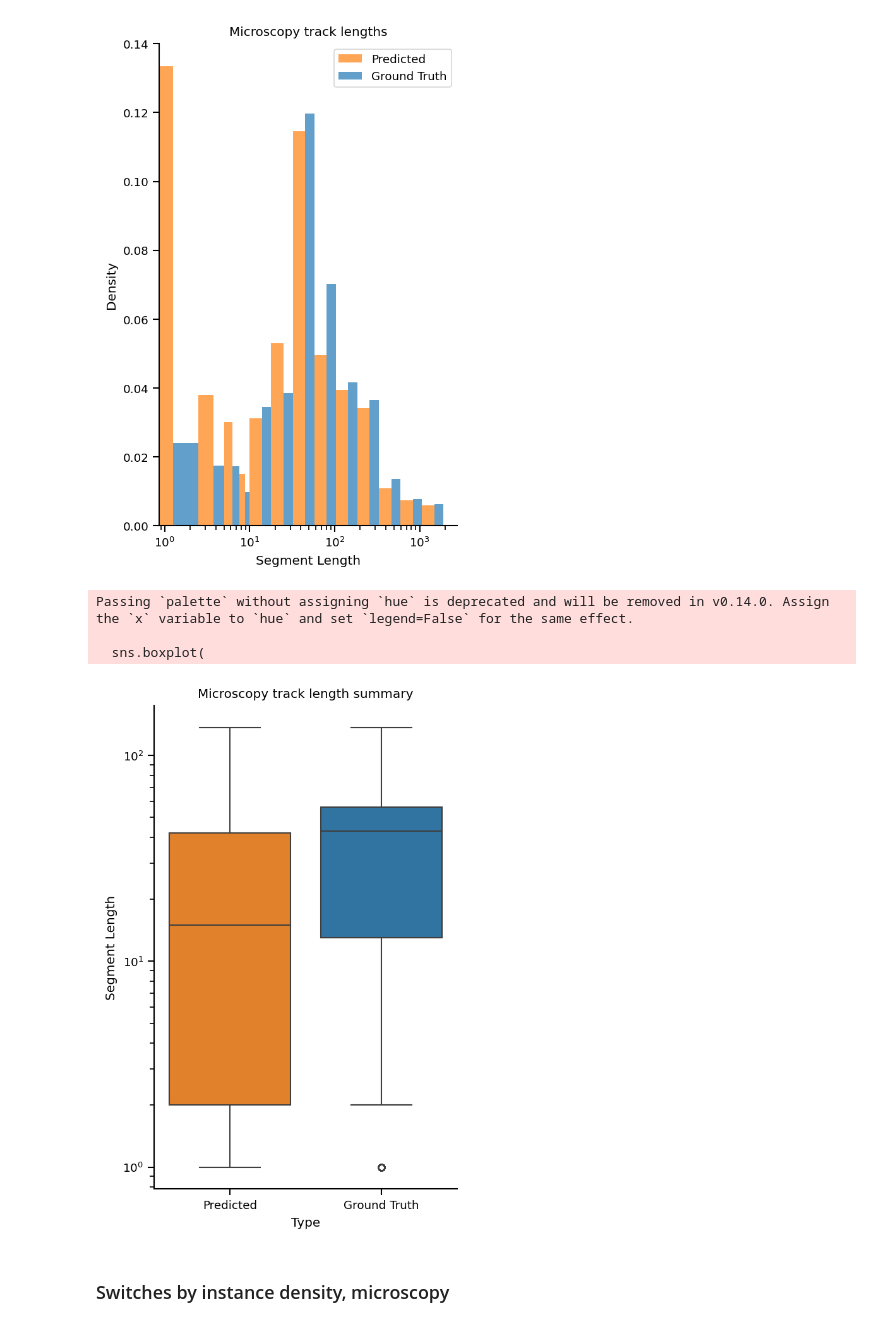
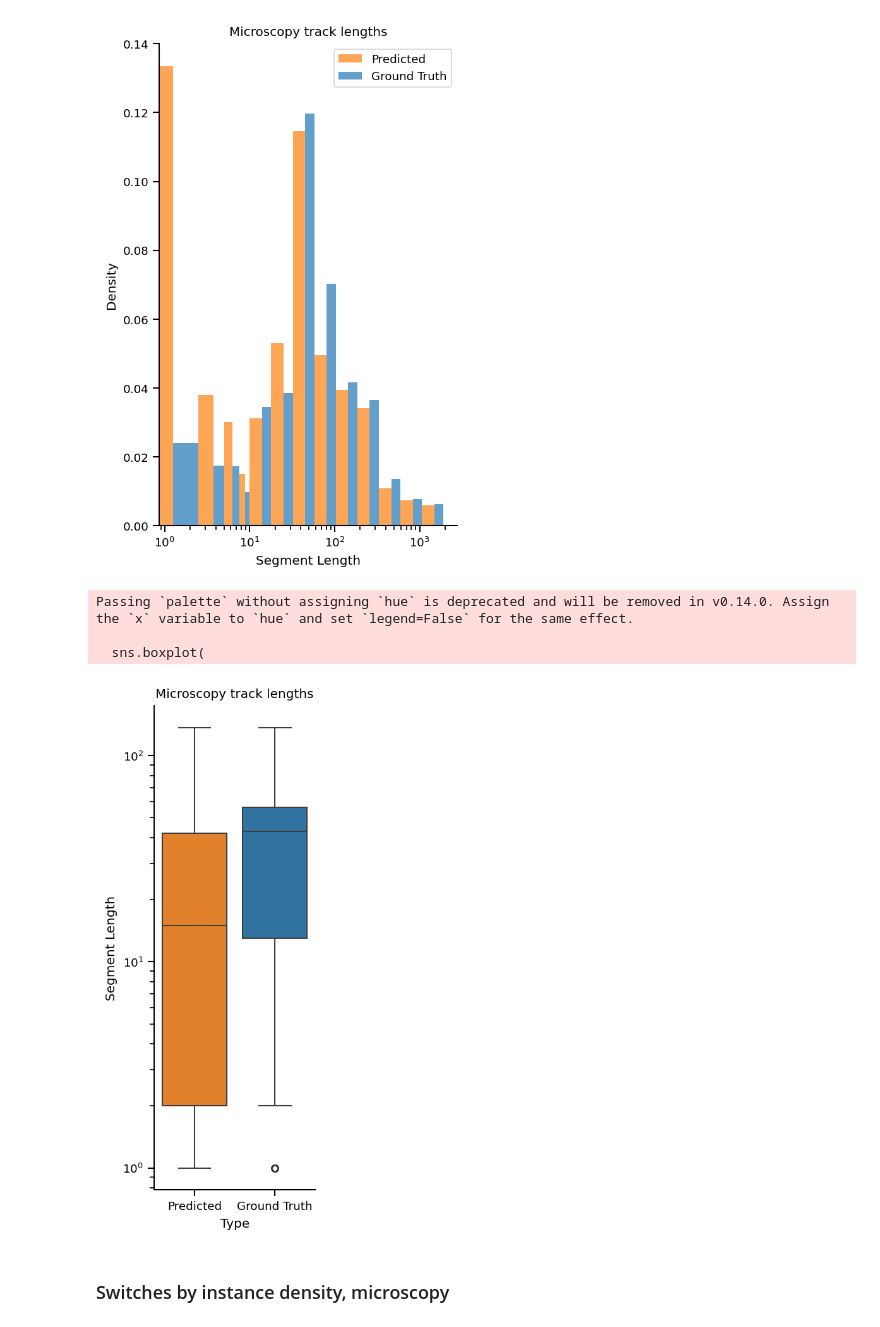
Before and after one commit to talmolab/dreem-plots, a Jupyter notebook: plot_dreem_for_submission.ipynb, the cells around one changed output. Saved outputs shown, nothing was run; the diff lists cells and outputs as text; code cells hidden in the pictures.

```diff
--- a/plot_dreem_for_submission.ipynb
+++ b/plot_dreem_for_submission.ipynb
@@ -393,43 +384,43 @@ plt.show()
 # %% [output]
 [figure]
 # %%
-plt.figure(figsize=figure_size)
+plt.figure(figsize=(2.5,6))
 
 # Remove outliers using IQR method
 Q1 = df['segment_length'].quantile(0.25)
 Q3 = df['segment_length'].quantile(0.75)
 IQR = Q3 - Q1
 
 # Define bounds for outliers
 lower_bound = Q1 - 1 * IQR
 upper_bound = Q3 + 1 * IQR
 
 # Filter out outliers
 df_filtered = df[
     (df['segment_length'] >= lower_bound) &
     (df['segment_length'] <= upper_bound)
 ]
 
 sns.boxplot(
     data=df_filtered,
     x="type",
     y="segment_length",
     palette={"Ground Truth": sns.color_palette("tab10")[0], "Predicted": sns.color_palette("tab10")[1]},
     orient="v",
     log_scale=True
 )
 plt.xlabel("Type")
 plt.ylabel("Segment Length")
-plt.title("Microscopy track length summary")
+plt.title("Microscopy track lengths")
 sns.despine()
 plt.tight_layout()
-# plt.savefig('./data/summary-paired-microscopy-gt-segment-lengths.png', format='png')
+plt.savefig('./data/summary-paired-microscopy-gt-segment-lengths.png', format='png')
 plt.show()
 # %% [output]
 Passing `palette` without assigning `hue` is deprecated and will be removed in v0.14.0. Assign the `x` variable to `hue` and set `legend=False` for the same effect.
 
   sns.boxplot(
-[figure, old version]
+[figure, new version]
 # %% [markdown]
 ### Switches by instance density, microscopy
 # %%
```
Also changed, not shown: parts of 33 cells of this notebook, 1 other file.
